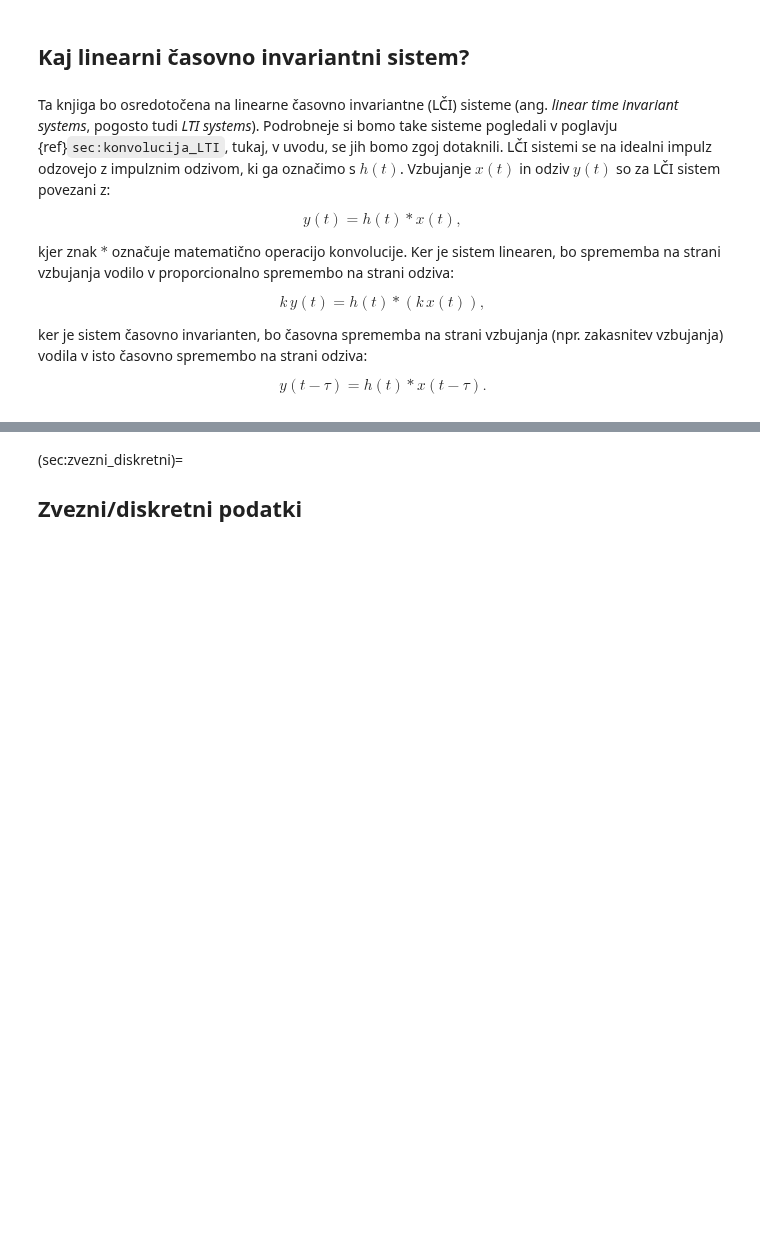
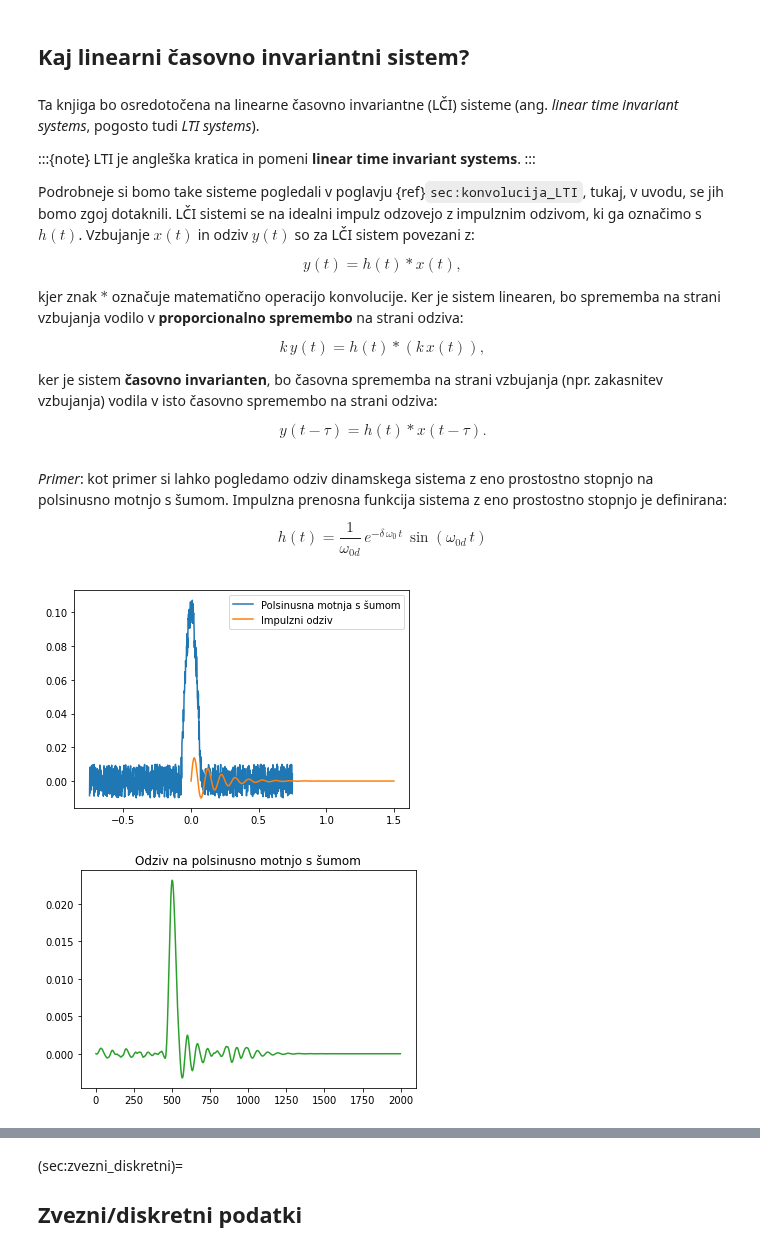
Before and after one commit to jankoslavic/procesiranje_signalov, a Jupyter notebook: _sources/notebooks/01 - Uvod.ipynb, the cells around one changed output, grey strips where cells are left out. Drawn from its saved outputs; the diff is of its cells as text; code cells hidden in the pictures; blank space fills up the shorter version.

```diff
--- a/_sources/notebooks/01 - Uvod.ipynb
+++ b/_sources/notebooks/01 - Uvod.ipynb
@@ -62,23 +62,67 @@ Tukaj se bomo omejili na takšne sisteme kjer je odziv rezultat preteklega in tr
 # %% [markdown]
 ## Kaj linearni časovno invariantni sistem?
 # %% [markdown]
-Ta knjiga bo osredotočena na linearne časovno invariantne (LČI) sisteme (ang. *linear time invariant systems*, pogosto tudi *LTI systems*). Podrobneje si bomo take sisteme pogledali v poglavju {ref}`sec:konvolucija_LTI`, tukaj, v uvodu, se jih bomo zgoj dotaknili. LČI sistemi se na idealni impulz odzovejo z impulznim odzivom, ki ga označimo s $h(t)$. Vzbujanje $x(t)$ in odziv $y(t)$ so za LČI sistem povezani z:
+Ta knjiga bo osredotočena na linearne časovno invariantne (LČI) sisteme (ang. *linear time invariant systems*, pogosto tudi *LTI systems*).
+
+:::{note}
+LTI je angleška kratica in pomeni **linear time invariant systems**.
+:::
+
+Podrobneje si bomo take sisteme pogledali v poglavju {ref}`sec:konvolucija_LTI`, tukaj, v uvodu, se jih bomo zgoj dotaknili. LČI sistemi se na idealni impulz odzovejo z impulznim odzivom, ki ga označimo s $h(t)$. Vzbujanje $x(t)$ in odziv $y(t)$ so za LČI sistem povezani z:
 
 $$
 y(t)=h(t) * x(t),
 $$
 
-kjer znak $*$ označuje matematično operacijo konvolucije. Ker je sistem linearen, bo sprememba na strani vzbujanja vodilo v proporcionalno spremembo na strani odziva:
+kjer znak $*$ označuje matematično operacijo konvolucije. Ker je sistem linearen, bo sprememba na strani vzbujanja vodilo v **proporcionalno spremembo** na strani odziva:
 
 $$
 k\,y(t)=h(t) * (k\,x(t)),
 $$
 
-ker je sistem časovno invarianten, bo časovna sprememba na strani vzbujanja (npr. zakasnitev vzbujanja) vodila v isto časovno spremembo na strani odziva:
+ker je sistem **časovno invarianten**, bo časovna sprememba na strani vzbujanja (npr. zakasnitev vzbujanja) vodila v isto časovno spremembo na strani odziva:
 
 $$
 y(t-\tau)=h(t) * x(t-\tau).
 $$
+# %% [markdown]
+*Primer*: kot primer si lahko pogledamo odziv dinamskega sistema z eno prostostno stopnjo na polsinusno motnjo s šumom. Impulzna prenosna funkcija sistema z eno prostostno stopnjo je definirana:
+
+$$
+h(t)=\frac{1}{\omega_{0d}}\,e^{-\delta\,\omega_0\,t}\,\sin(\omega_{0d}\,t)
+$$
+# %%
+import numpy as np
+import matplotlib.pyplot as plt
+
+T = 1.5
+N = 1000
+w = 0.1
+A = 0.1
+t = np.linspace(-T/2, T/2, N, endpoint=False)
+dt = t[1] - t[0]
+x = A*np.cos(2*np.pi*t/(2*w*T))
+x[np.logical_or(-w*T*0.5>t, t>w*T*0.5)] = 0.
+x = x + 0.2*A*(np.random.rand(N)-0.5)
+
+delta = 0.1 # damping ratio
+omega0 = 2*np.pi*10
+omega0d = omega0*np.sqrt(1-delta*delta)
+th = dt*np.arange(len(x))
+h = np.exp(-delta*omega0*th)*np.sin(omega0d*th)/omega0d
+
+plt.plot(t,x, label='Polsinusna motnja s šumom')
+plt.plot(th,h, label='Impulzni odziv')
+plt.legend()
+plt.show()
+
+hx = np.convolve(h, x) # mode='full' -> sum of both arrays
+plt.title('Odziv na polsinusno motnjo s šumom')
+plt.plot(hx, 'C2')
+plt.show()
+# %% [output]
+[figure, added]
+[figure, added]
 # %% [markdown]
 Konvolucijo bomo spoznali pozneje in v času ni ravno enostavna operacija; k sreči bomo v poglavju {ref}`sec:fourierova_int_transf` spoznali, da *Fourierova transformacija* konvolucijo v časovni domeni preoblikuje v preprosto množenje v frekvenčni domeni:
 
```
Also changed, not shown: 37 other files.
